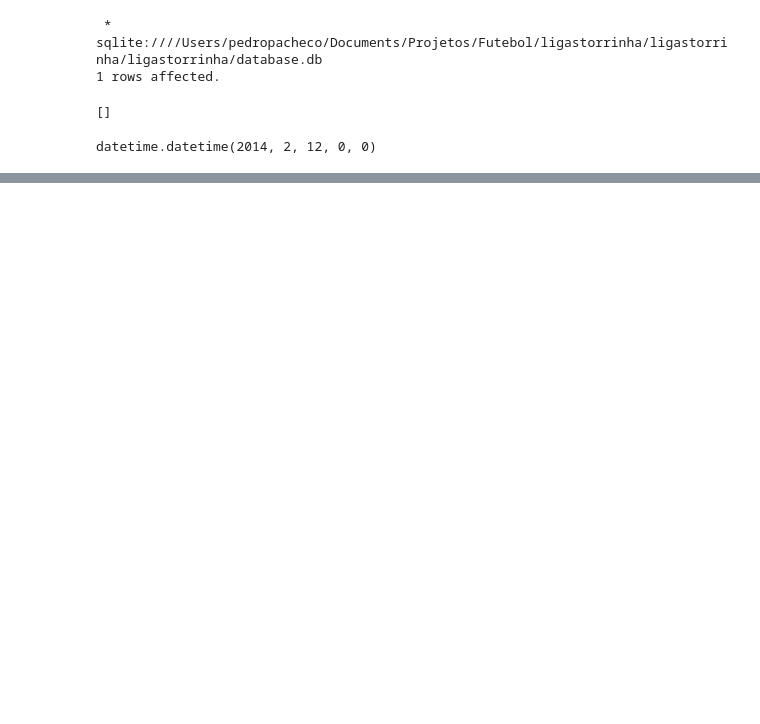
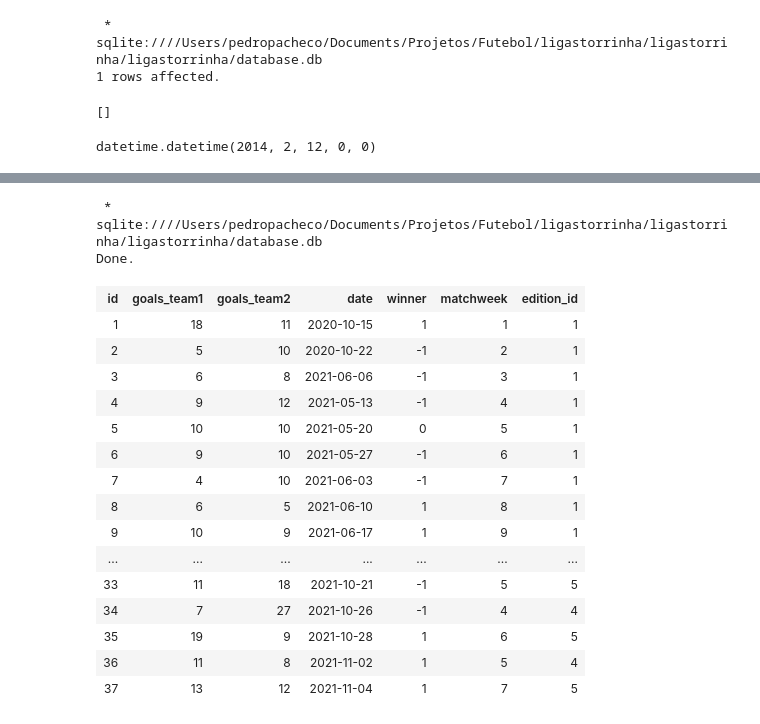
Before and after one commit to pedropacheco95/ligastorrinha, a Jupyter notebook: ligastorrinha/Untitled.ipynb, the cells around one changed output, grey strips where cells are left out. Cells and saved outputs as stored; diff of their text form; code cells hidden in the pictures; blank space fills up the shorter version.

```diff
--- a/ligastorrinha/Untitled.ipynb
+++ b/ligastorrinha/Untitled.ipynb
@@ -82,0 +109,22 @@ ADD has_ended BOOLEAN NOT NULL CHECK (has_ended IN (0, 1));
+# %%
+%%sql
+SELECT * FROM games
+# %% [output]
+ * sqlite:////Users/pedropacheco/Documents/Projetos/Futebol/ligastorrinha/ligastorrinha/ligastorrinha/database.db
+Done.
+| id | goals_team1 | goals_team2 | date | winner | matchweek | edition_id |
+| 1 | 18 | 11 | 2020-10-15 | 1 | 1 | 1 |
+| 2 | 5 | 10 | 2020-10-22 | -1 | 2 | 1 |
+| 3 | 6 | 8 | 2021-06-06 | -1 | 3 | 1 |
+| 4 | 9 | 12 | 2021-05-13 | -1 | 4 | 1 |
+| 5 | 10 | 10 | 2021-05-20 | 0 | 5 | 1 |
+| 6 | 9 | 10 | 2021-05-27 | -1 | 6 | 1 |
+| 7 | 4 | 10 | 2021-06-03 | -1 | 7 | 1 |
+| 8 | 6 | 5 | 2021-06-10 | 1 | 8 | 1 |
+| 9 | 10 | 9 | 2021-06-17 | 1 | 9 | 1 |
+| ... | ... | ... | ... | ... | ... | ... |
+| 33 | 11 | 18 | 2021-10-21 | -1 | 5 | 5 |
+| 34 | 7 | 27 | 2021-10-26 | -1 | 4 | 4 |
+| 35 | 19 | 9 | 2021-10-28 | 1 | 6 | 5 |
+| 36 | 11 | 8 | 2021-11-02 | 1 | 5 | 4 |
+| 37 | 13 | 12 | 2021-11-04 | 1 | 7 | 5 |
```
Also changed, not shown: parts of 9 cells of this notebook, 3 other files.
